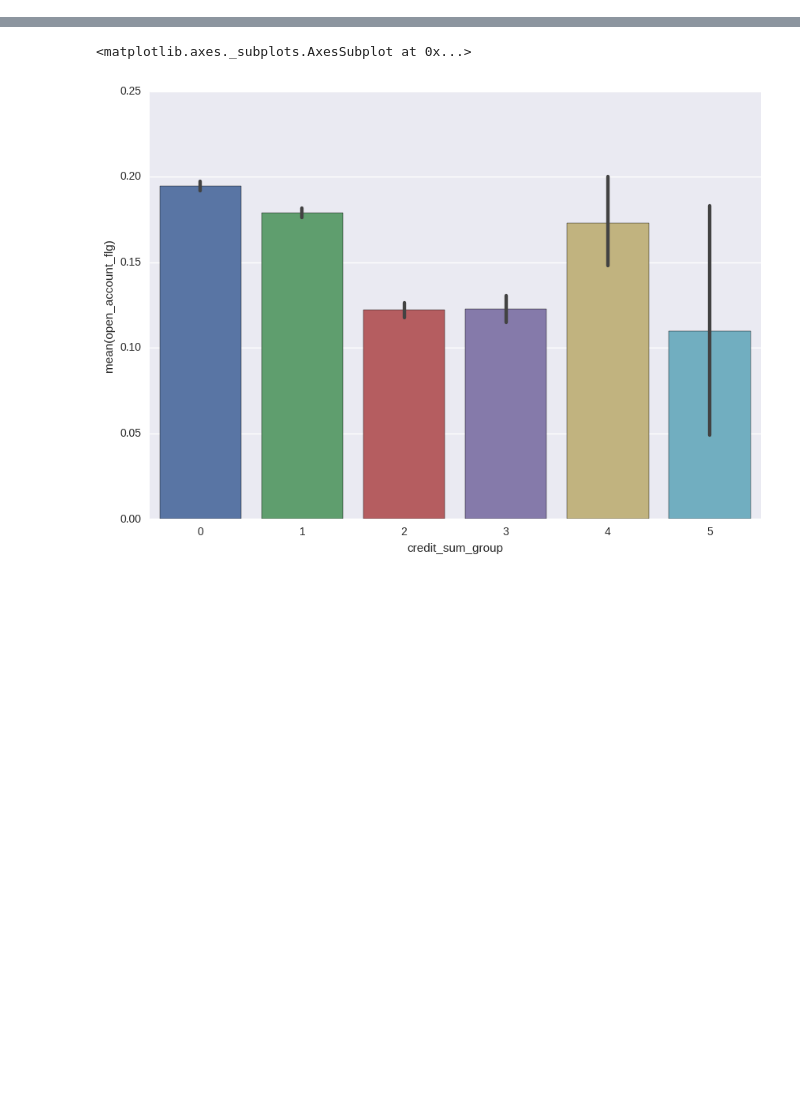
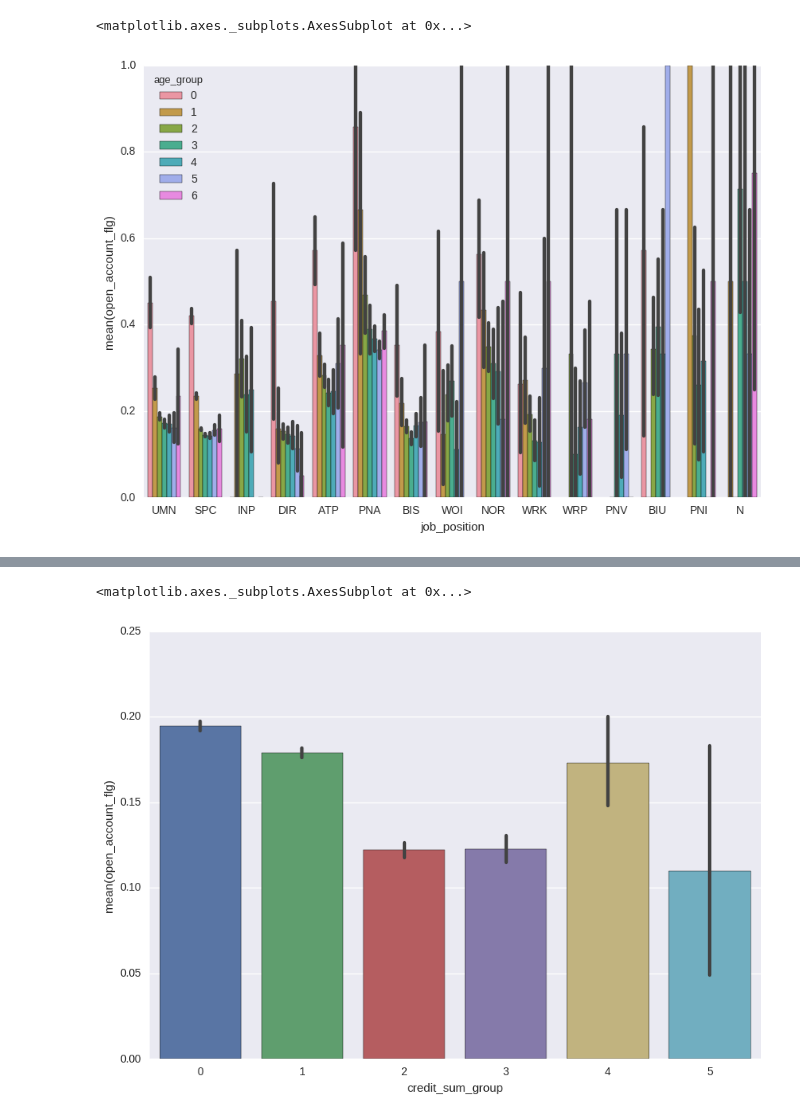
Before and after one commit to corvin28/tinkoff_boosters, a Jupyter notebook: task1_feature_making.ipynb, the cells around one changed output, grey strips where cells are left out. Saved outputs shown, nothing was run; the diff lists cells and outputs as text; code cells hidden in the pictures; blank space fills up the shorter version.

```diff
--- a/task1_feature_making.ipynb
+++ b/task1_feature_making.ipynb
@@ -129,0 +173,5 @@ for col in pair_cols:
+# %%
+sns.barplot(x=data.job_position, y=data.open_account_flg, hue=data.age_group)
+# %% [output]
+<matplotlib.axes._subplots.AxesSubplot at 0x...>
+[figure, added]
```
Also changed, not shown: parts of 21 cells of this notebook.
